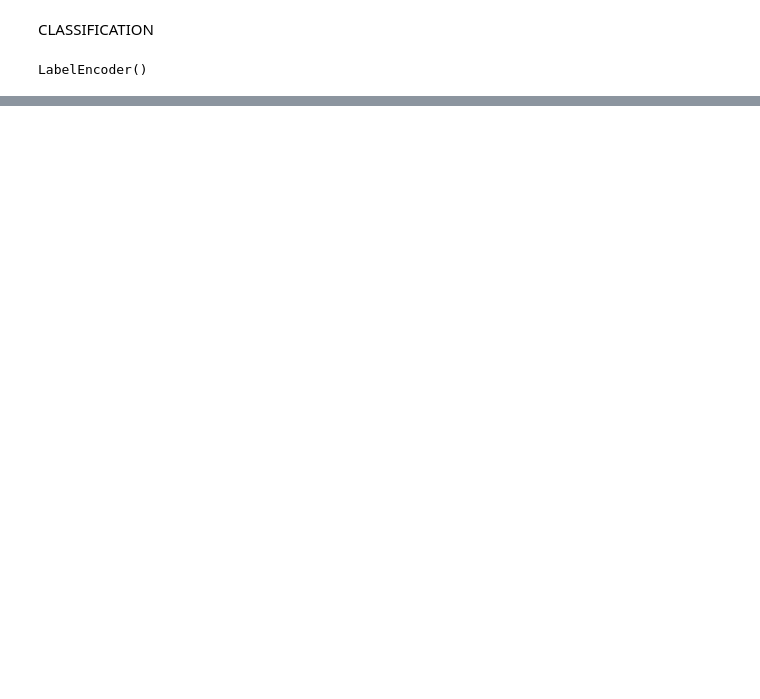
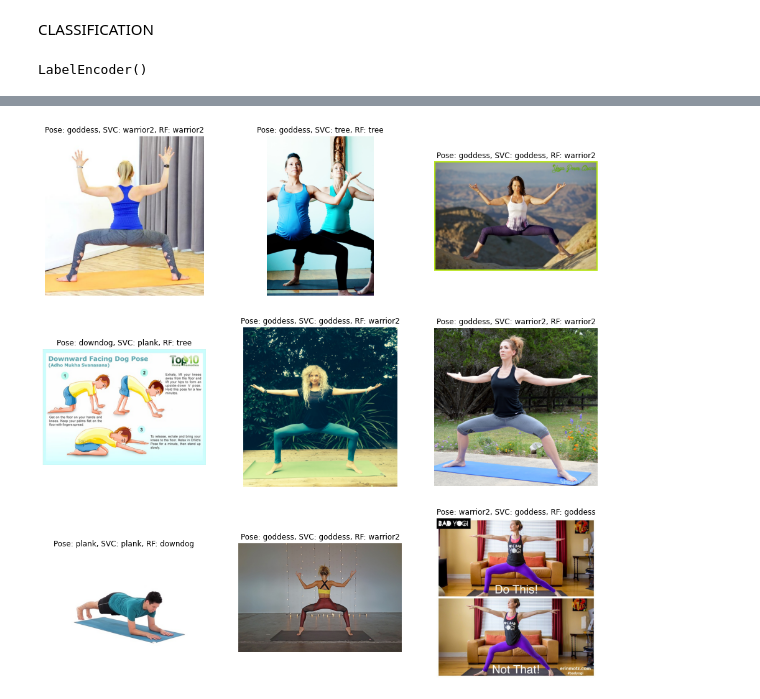
Before and after one commit to KsaweryKapela/Small_ML_Projects, a Jupyter notebook: yoga_poses_classification/asana_classification.ipynb, the cells around one changed output, grey strips where cells are left out. Drawn from its saved outputs; the diff is of its cells as text; code cells hidden in the pictures; blank space fills up the shorter version.

```diff
--- a/yoga_poses_classification/asana_classification.ipynb
+++ b/yoga_poses_classification/asana_classification.ipynb
@@ -202,0 +231,19 @@ for x, y in zip(y_shuffled, RF_predictions):
+# %%
+# VISUALIZING 9 OF SVC FAILED PREDICTIONS
+
+fig = plt.figure(figsize=(16, 16))
+
+for i in range(0, columns * rows):
+    fig.add_subplot(rows, columns, i + 1)
+    plt.imshow(images[RF_false_pred[i]])
+
+    label_i = labels[RF_false_pred[i]]
+    pred_svc_i = decoded_SVC_predictions[RF_false_pred[i]]
+    pred_rf_i = decoded_RF_predictions[RF_false_pred[i]]
+
+    plt.title(f'Pose: {label_i}, SVC: {pred_svc_i}, RF: {pred_rf_i}')
+    plt.axis('off')
+
+plt.show()
+# %% [output]
+[figure, added]
```
Also changed, not shown: parts of 21 cells of this notebook.
